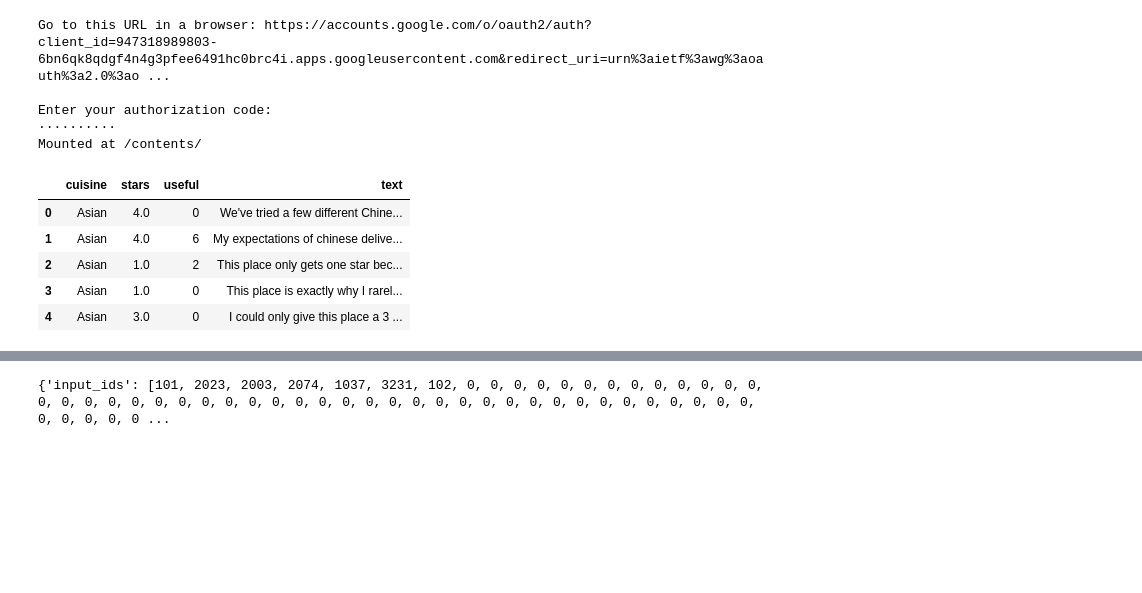
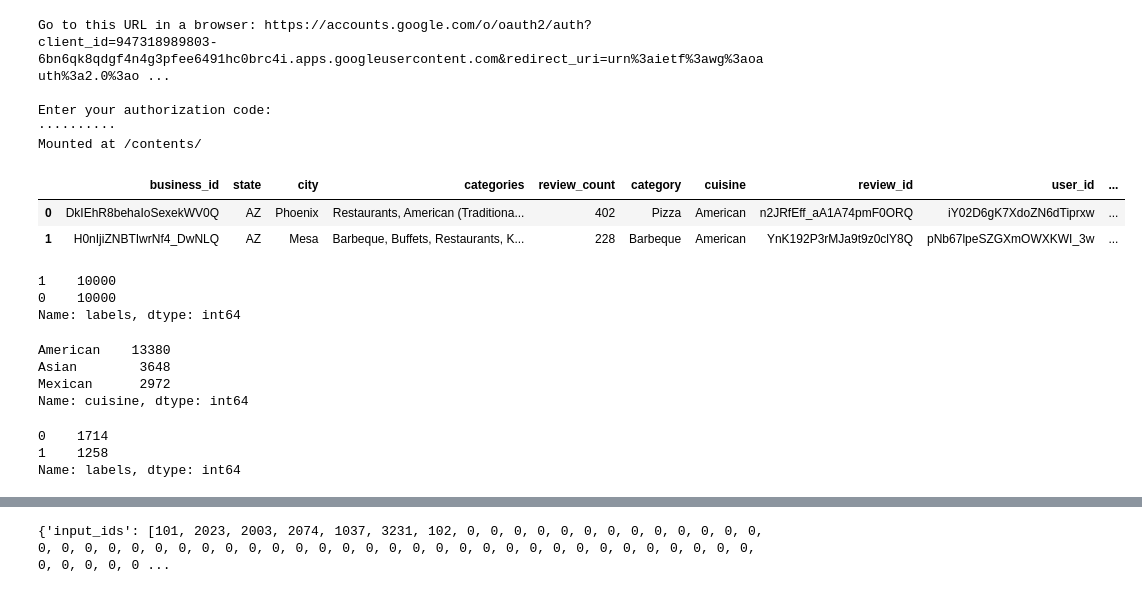
Before and after one commit to gracielu/w266_project_yelp, a Jupyter notebook: YelpBert_v2.ipynb, the cells around one changed output, grey strips where cells are left out. Saved outputs shown, nothing was run; the diff lists cells and outputs as text; code cells hidden in the pictures; blank space fills up the shorter version.

```diff
--- a/YelpBert_v2.ipynb
+++ b/YelpBert_v2.ipynb
@@ -26,12 +27,9 @@ import pandas as pd
 # %%
-yelp_reviews=pd.read_csv("/contents/My Drive/review_data_asian.csv")
+yelp_reviews=pd.read_csv("/contents/My Drive/review_sample_1.csv")
 # %%
-yelp_reviews.head()
+yelp_reviews.head(2)
 # %% [output]
-|  | cuisine | stars | useful | text |
-| 0 | Asian | 4.0 | 0 | We've tried a few different Chine... |
-| 1 | Asian | 4.0 | 6 | My expectations of chinese delive... |
-| 2 | Asian | 1.0 | 2 | This place only gets one star bec... |
-| 3 | Asian | 1.0 | 0 | This place is exactly why I rarel... |
-| 4 | Asian | 3.0 | 0 | I could only give this place a 3 ... |
+|  | business_id | state | city | categories | review_count | category | cuisine | review_id | user_id | ... |
+| 0 | DkIEhR8behaIoSexekWV0Q | AZ | Phoenix | Restaurants, American (Traditiona... | 402 | Pizza | American | n2JRfEff_aA1A74pmF0ORQ | iY02D6gK7XdoZN6dTiprxw | ... |
+| 1 | H0nIjiZNBTIwrNf4_DwNLQ | AZ | Mesa | Barbeque, Buffets, Restaurants, K... | 228 | Barbeque | American | YnK192P3rMJa9t9z0clY8Q | pNb67lpeSZGXmOWXKWI_3w | ... |
 # %%
@@ -41 +39,20 @@ yelp_reviews["labels"]= yelp_reviews["useful"].apply(lambda x: 1 if x >= 1  else
+# %%
+yelp_reviews.labels.value_counts()
+# %% [output]
+1    10000
+0    10000
+Name: labels, dtype: int64
+# %%
+yelp_reviews.cuisine.value_counts()
+# %% [output]
+American    13380
+Asian        3648
+Mexican      2972
+Name: cuisine, dtype: int64
+# %%
+yelp_reviews[yelp_reviews["cuisine"] == 'Mexican']["labels"].value_counts()
+# %% [output]
+0    1714
+1    1258
+Name: labels, dtype: int64
 # %%
```
Also changed, not shown: parts of 32 cells of this notebook.
